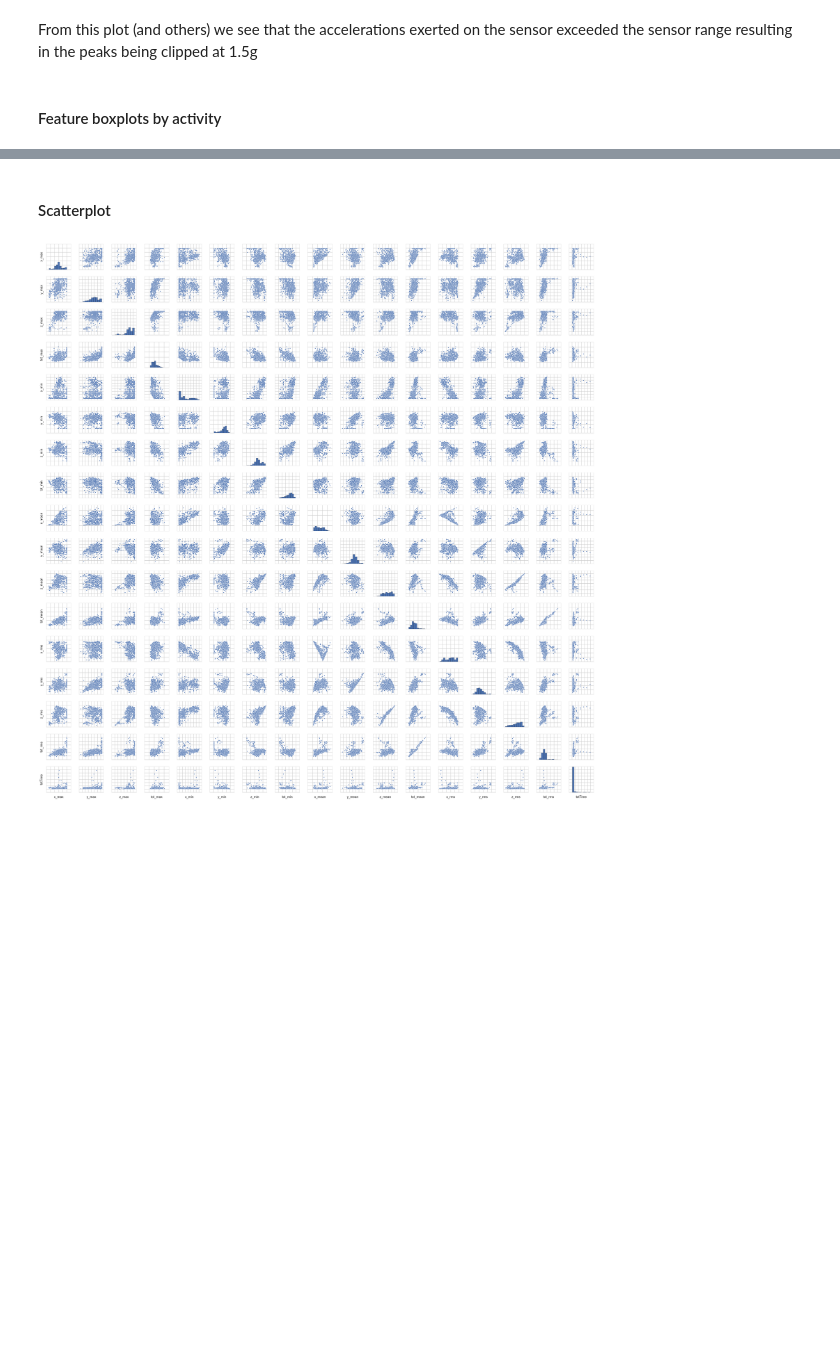
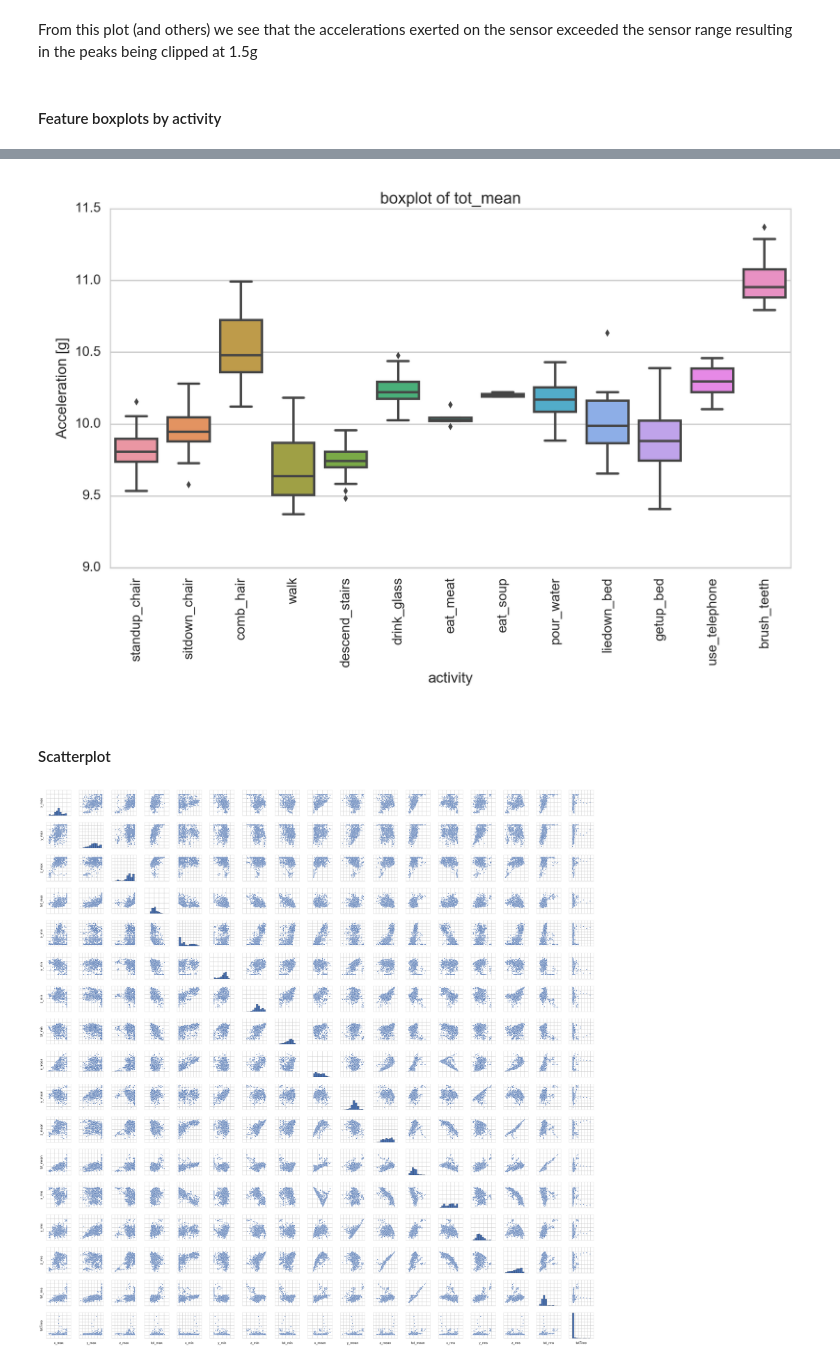
Before and after one commit to matt-gordon/DS-DC-13-Final-Project, a Jupyter notebook: Exploratory Data Analysis.ipynb, the cells around one changed output, grey strips where cells are left out. Drawn from its saved outputs; the diff is of its cells as text; code cells hidden in the pictures; blank space fills up the shorter version.

```diff
--- a/Exploratory Data Analysis.ipynb
+++ b/Exploratory Data Analysis.ipynb
@@ -281,3 +282,8 @@ Sample boxplot
+# %%
+# Sample boxplot
+Image('tot_mean.png')
+# %% [output]
+[figure, added]
 # %% [markdown]
 #### Scatterplot
 # %%
```
Also changed, not shown: parts of 8 cells of this notebook.
